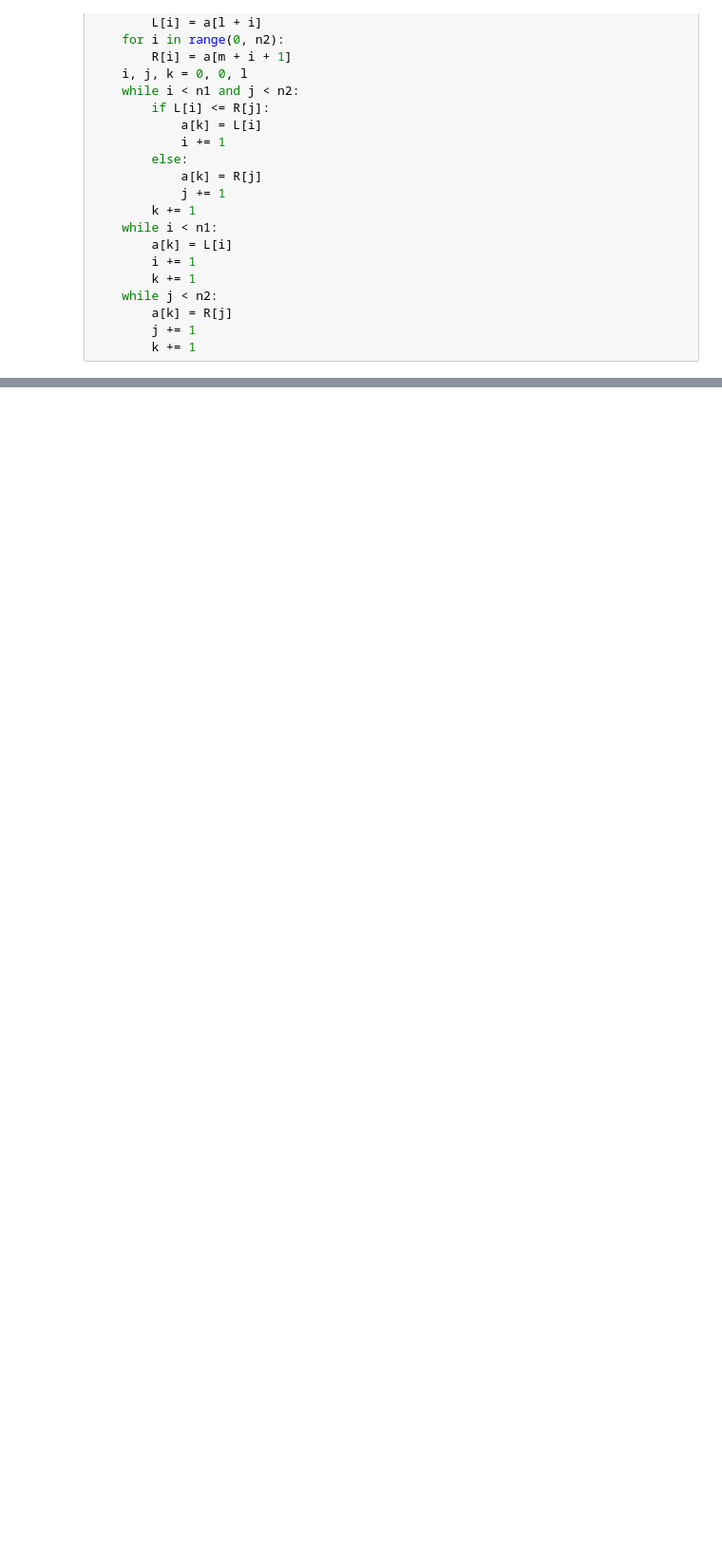
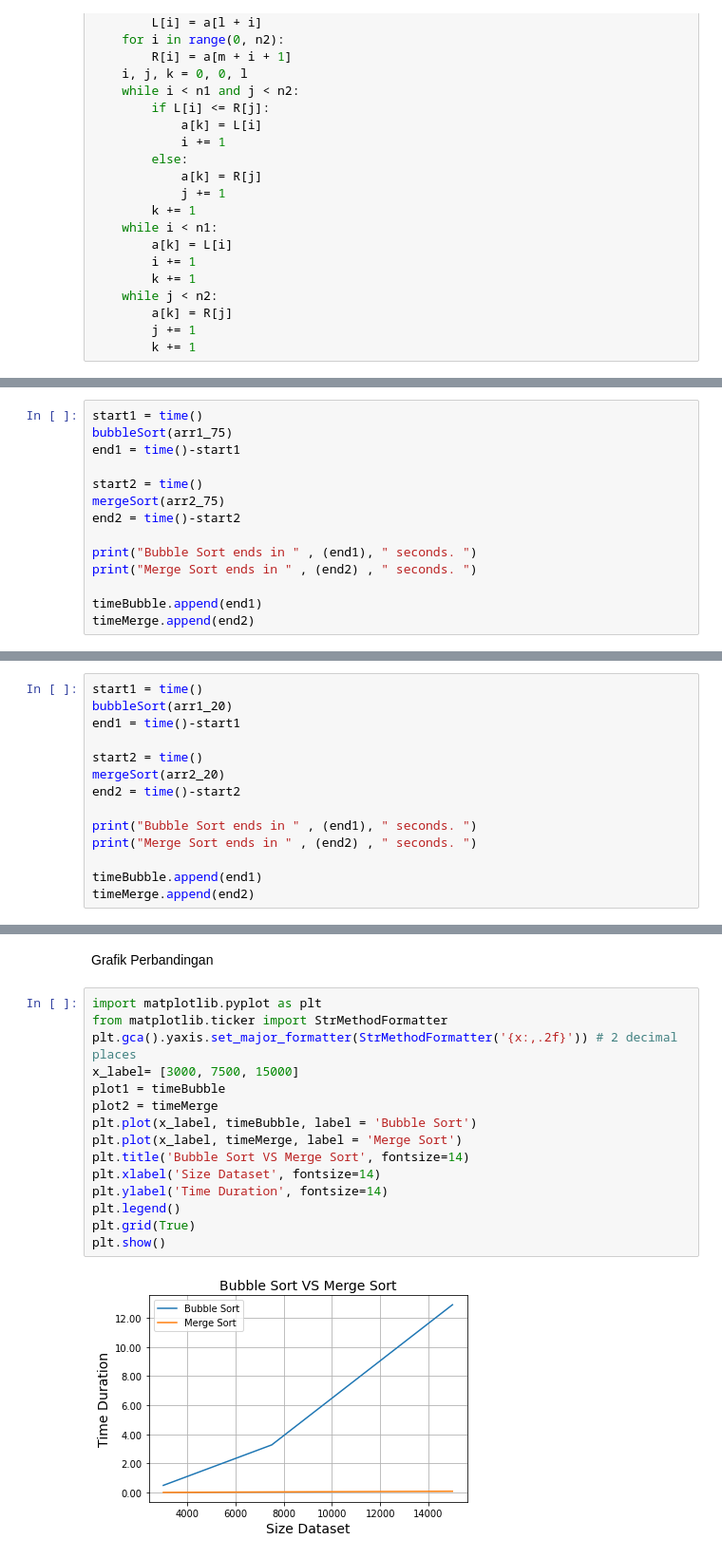
Before and after one commit to Satria2133/Bubble-Merge-Compare, a Jupyter notebook: Final_Task.ipynb, the cells around one changed output, grey strips where cells are left out. Shown: that part at 95% size. Saved outputs shown, nothing was run; the diff lists cells and outputs as text; blank space fills up the shorter version.

Commit message:
adding graphs

```diff
--- a/Final_Task.ipynb
+++ b/Final_Task.ipynb
@@ -94,0 +135,14 @@ Merge Sort ends in 0.01827216148376465 seconds.
+# %%
+start1 = time()
+bubbleSort(arr1_75)
+end1 = time()-start1
+
+start2 = time()
+mergeSort(arr2_75)
+end2 = time()-start2
+
+print("Bubble Sort ends in " , (end1), " seconds. ")
+print("Merge Sort ends in " , (end2) , " seconds. ")
+
+timeBubble.append(end1)
+timeMerge.append(end2)
@@ -94,0 +177,14 @@ Merge Sort ends in 0.01827216148376465 seconds.
+# %%
+start1 = time()
+bubbleSort(arr1_20)
+end1 = time()-start1
+
+start2 = time()
+mergeSort(arr2_20)
+end2 = time()-start2
+
+print("Bubble Sort ends in " , (end1), " seconds. ")
+print("Merge Sort ends in " , (end2) , " seconds. ")
+
+timeBubble.append(end1)
+timeMerge.append(end2)
@@ -94,0 +200,19 @@ Merge Sort ends in 0.01827216148376465 seconds.
+# %% [markdown]
+Grafik Perbandingan
+# %%
+import matplotlib.pyplot as plt
+from matplotlib.ticker import StrMethodFormatter
+plt.gca().yaxis.set_major_formatter(StrMethodFormatter('{x:,.2f}')) # 2 decimal places
+x_label= [3000, 7500, 15000]
+plot1 = timeBubble
+plot2 = timeMerge
+plt.plot(x_label, timeBubble, label = 'Bubble Sort')
+plt.plot(x_label, timeMerge, label = 'Merge Sort')
+plt.title('Bubble Sort VS Merge Sort', fontsize=14)
+plt.xlabel('Size Dataset', fontsize=14)
+plt.ylabel('Time Duration', fontsize=14)
+plt.legend()
+plt.grid(True)
+plt.show()
+# %% [output]
+[figure, added]
```
Also changed, not shown: parts of 16 cells of this notebook.
